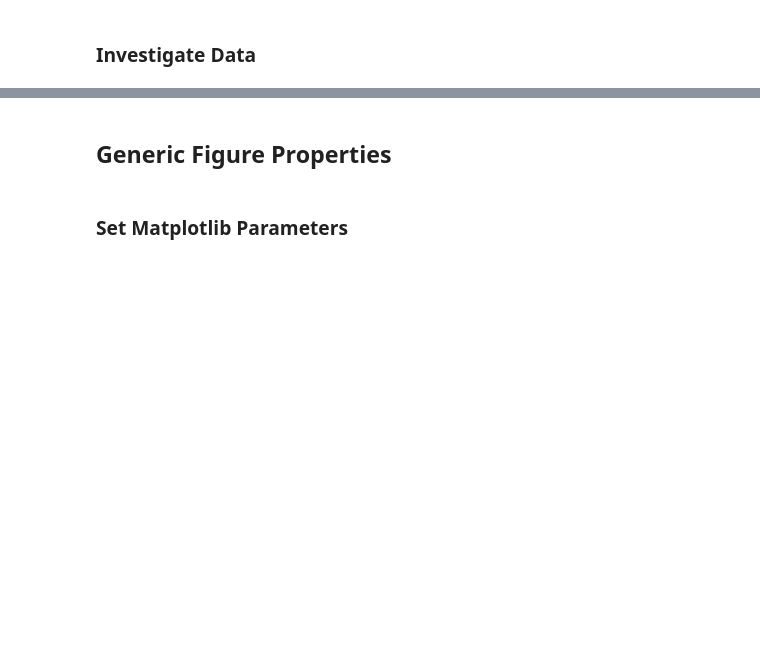
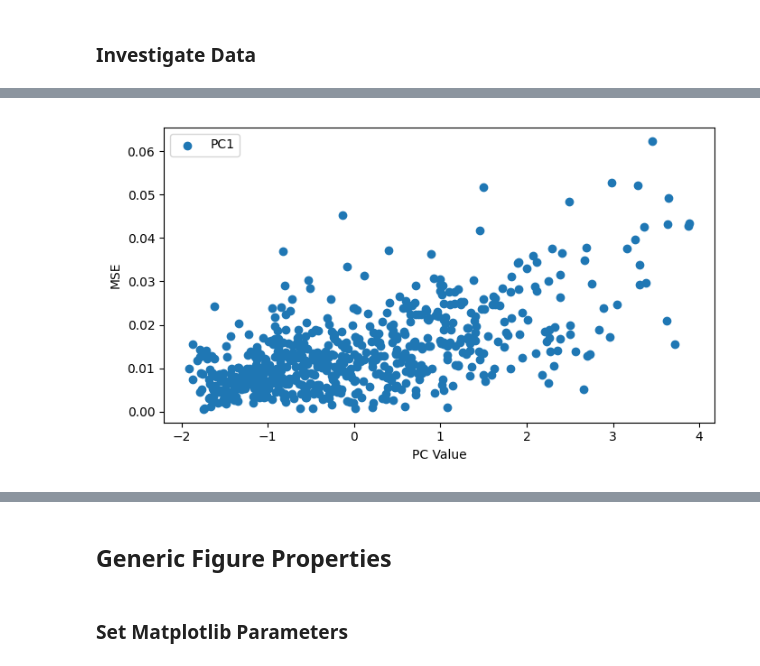
Before and after one commit to dvanhoesen/raman_prediction, a Jupyter notebook: Figures.ipynb, the cells around one changed output, grey strips where cells are left out. Cells and saved outputs as stored; diff of their text form; code cells hidden in the pictures; blank space fills up the shorter version.

```diff
--- a/Figures.ipynb
+++ b/Figures.ipynb
@@ -168,0 +337,18 @@ A small p-value (typically < 0.05) tells you that the observed difference betwee
+# %%
+spec_pca[:,0]
+
+## Plot MSE vs PC
+fig, ax = plt.subplots(figsize=(7,4))
+
+for i in range(1):
+    pc = spec_pca[:,i]
+    ax.scatter(pc, mse, label='PC{}'.format(i+1))
+
+ax.set_xlabel("PC Value")
+ax.set_ylabel("MSE")
+ax.legend()
+
+plt.tight_layout()
+plt.show()
+# %% [output]
+[figure, added]
```
Also changed, not shown: parts of 14 cells of this notebook, 4 other files.
